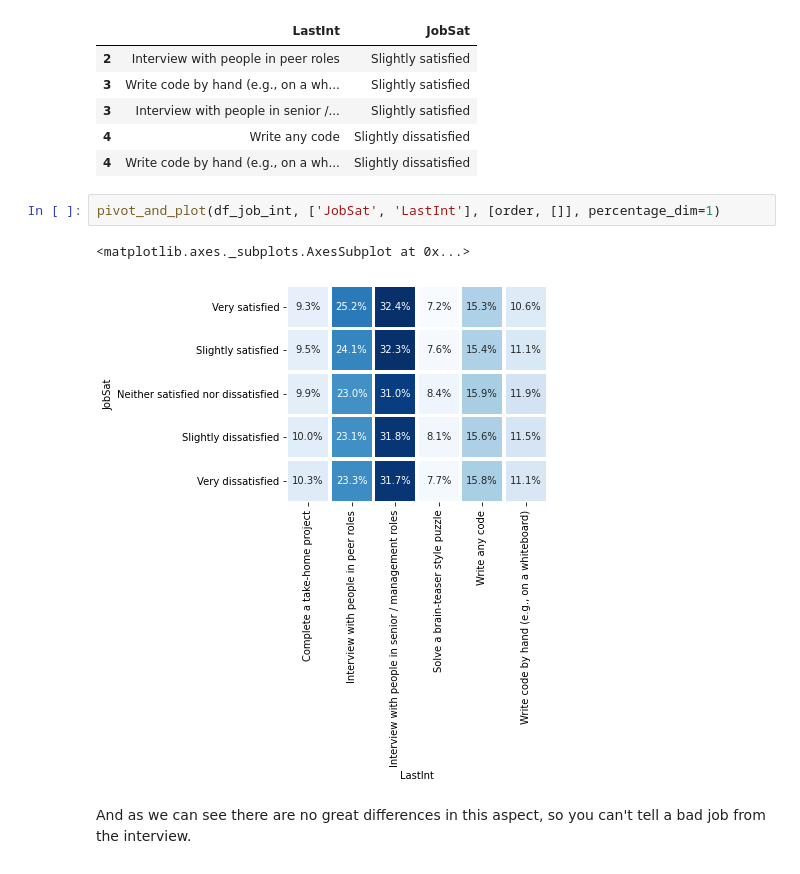
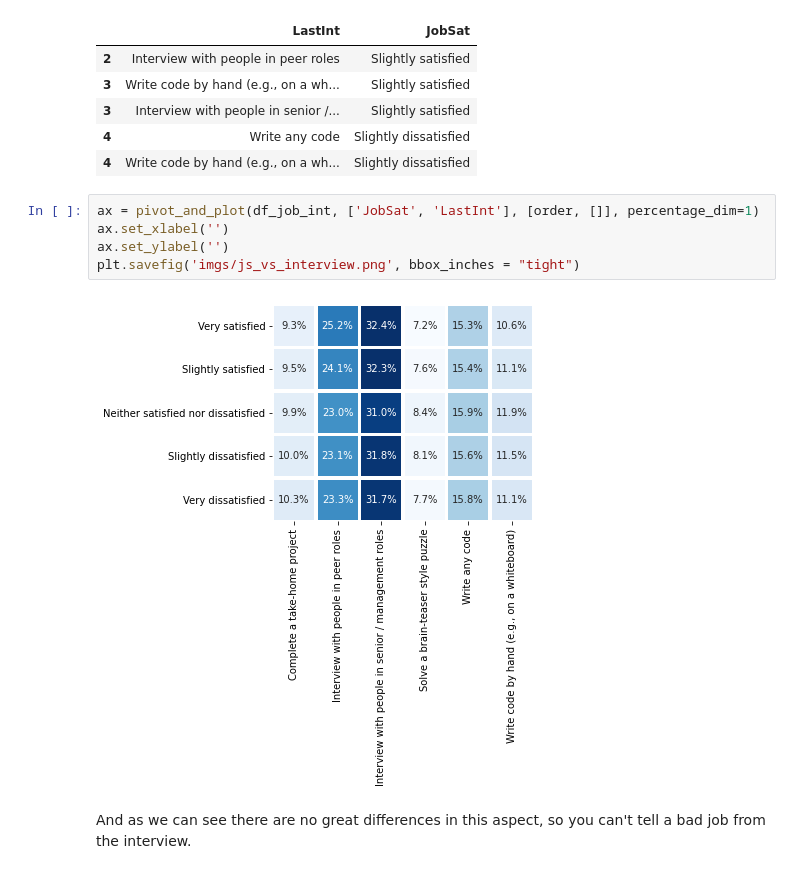
Before and after one commit to ahmedsamirio/stackoverflow-analysis, a Jupyter notebook: StackOverflow_Analysis.ipynb, the cells around one changed output. Cells and saved outputs as stored; diff of their text form.

```diff
--- a/StackOverflow_Analysis.ipynb
+++ b/StackOverflow_Analysis.ipynb
@@ -1675,10 +1678,12 @@ df_job_int.head()
 | 4 | Write any code | Slightly dissatisfied |
 | 4 | Write code by hand (e.g., on a wh... | Slightly dissatisfied |
 # %%
-pivot_and_plot(df_job_int, ['JobSat', 'LastInt'], [order, []], percentage_dim=1)
+ax = pivot_and_plot(df_job_int, ['JobSat', 'LastInt'], [order, []], percentage_dim=1)
+ax.set_xlabel('')
+ax.set_ylabel('')
+plt.savefig('imgs/js_vs_interview.png', bbox_inches = "tight")
 # %% [output]
-<matplotlib.axes._subplots.AxesSubplot at 0x...>
-[figure, old version]
+[figure, new version]
 # %% [markdown]
 And as we can see there are no great differences in this aspect, so you can't tell a bad job from the interview.
 # %% [markdown]
```
Also changed, not shown: parts of 17 cells of this notebook, 18 other files.
